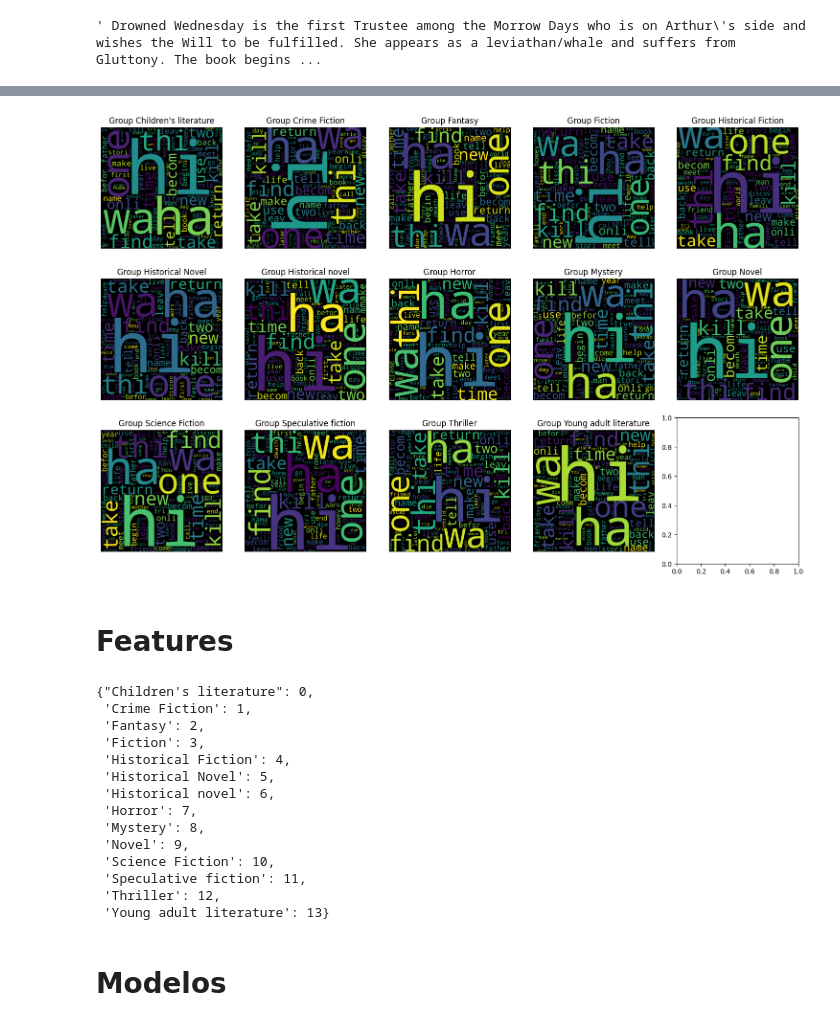
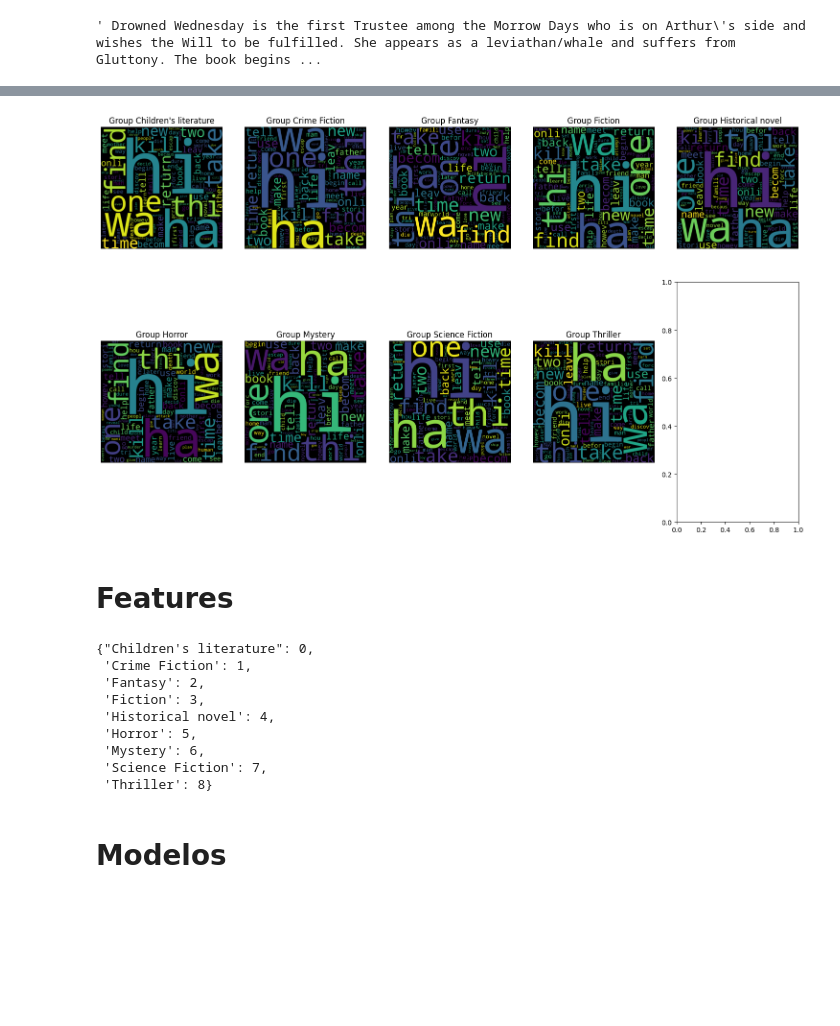
Before and after one commit to Lawrence4U/BookGenreDetector, a Jupyter notebook: src/bookGenreDetector.ipynb, the cells around one changed output, grey strips where cells are left out. Cells and saved outputs as stored; diff of their text form; code cells hidden in the pictures; blank space fills up the shorter version.

```diff
--- a/src/bookGenreDetector.ipynb
+++ b/src/bookGenreDetector.ipynb
@@ -108,5 +108,6 @@ data2
 # %%
-data_cc = pd.concat([data, data2]).reset_index(drop=True)
+data_cc = pd.concat([data, data2]).reset_index(drop=True).drop_duplicates(subset="summary")
+# data_cc = data2.copy()
 data_cc
 # %% [output]
 |  | genre | summary |
@@ -237,22 +267,22 @@ plts = data_cc.groupby('genre').apply(lambda x: plot_most_frequent_words(' '.joi
 # %%
-fig, axes = plt.subplots(3, 5, figsize=(15, 10))
+fig, axes = plt.subplots(2, 5, figsize=(15, 10))
 
 for (genre,grp),ax in zip(data_cc.groupby('genre'),axes.flatten()):
     wc = wordcloud.WordCloud(
         width=1000,
         height=1000,
         max_words=100,
         collocations=False
     ).generate(text=(' '.join(data_cc.summary)))
     ax.imshow(wc)
     ax.set_title(f'Group {genre}')
     ax.axis("off");
 
 # Adjust layout
 plt.tight_layout()
 plt.show()
 # %% [output]
-[figure, old version]
+[figure, new version]
 # %% [markdown]
 # Features
 # %%
@@ -269,16 +299,11 @@ dict(zip(LE.classes_,LE.transform(LE.classes_)))
  'Crime Fiction': 1,
  'Fantasy': 2,
  'Fiction': 3,
- 'Historical Fiction': 4,
- 'Historical Novel': 5,
- 'Historical novel': 6,
- 'Horror': 7,
- 'Mystery': 8,
- 'Novel': 9,
- 'Science Fiction': 10,
- 'Speculative fiction': 11,
- 'Thriller': 12,
- 'Young adult literature': 13}
+ 'Historical novel': 4,
+ 'Horror': 5,
+ 'Mystery': 6,
+ 'Science Fiction': 7,
+ 'Thriller': 8}
 # %%
 X_train, X_test, y_train, y_test = train_test_split(data_cc['summary'], y, test_size=0.2, random_state=557)
 # %%
```
Also changed, not shown: parts of 8 cells of this notebook, 3 other files.
